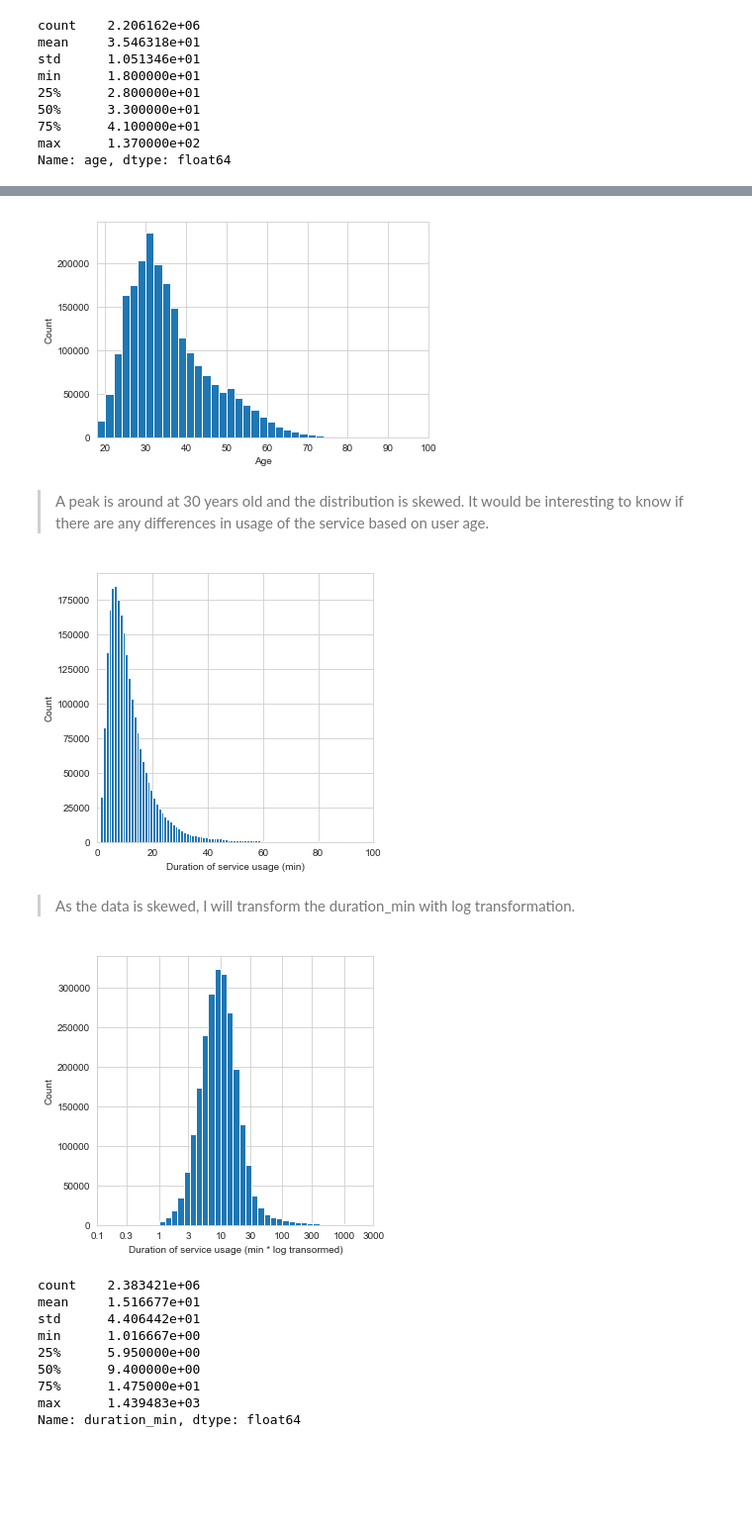
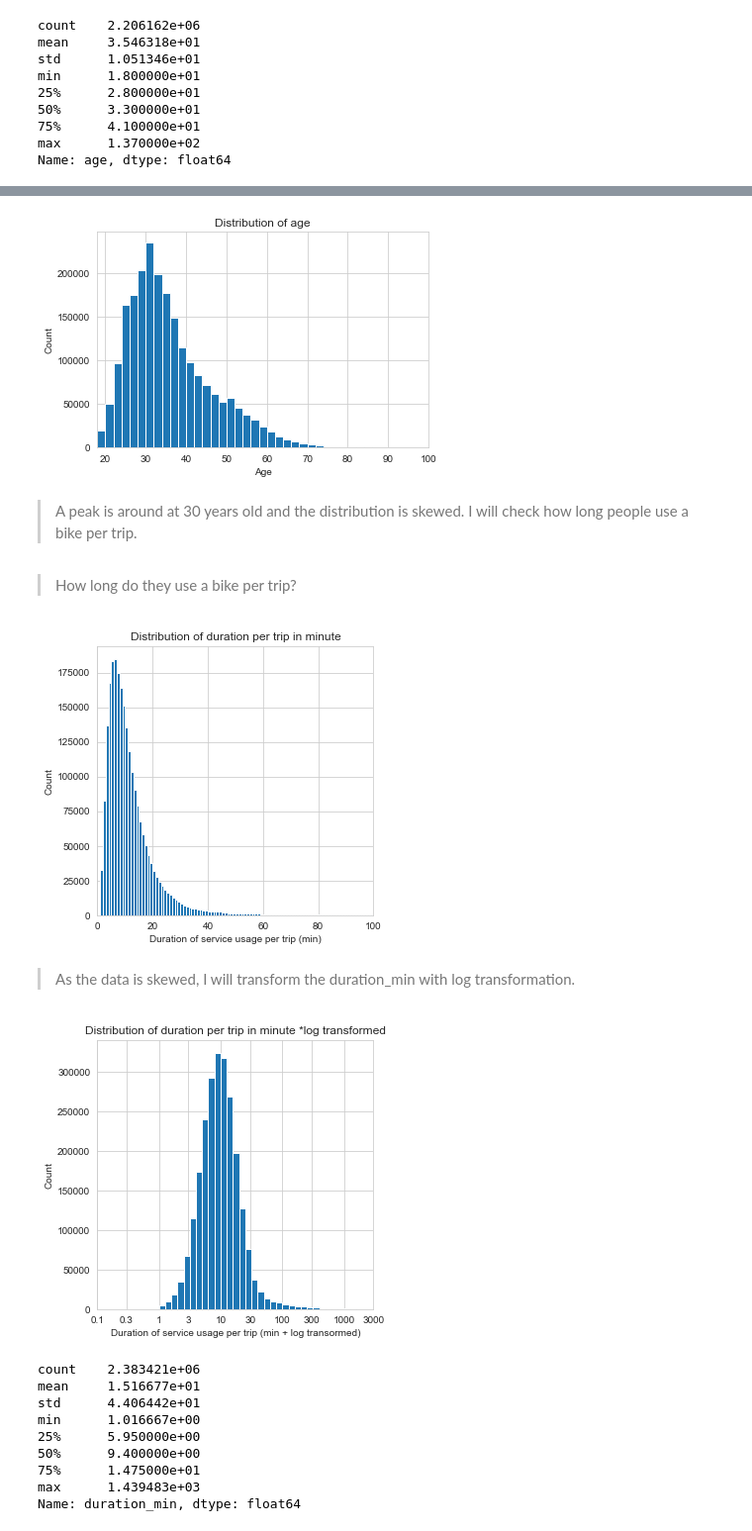
Before and after one commit to Subaru-Goto/Ford_Go_Bike, a Jupyter notebook: Ford_Gobike.ipynb, the cells around one changed output, grey strips where cells are left out. Shown at 99% size. Saved outputs shown, nothing was run; the diff lists cells and outputs as text; code cells hidden in the pictures; blank space fills up the shorter version.

```diff
--- a/Ford_Gobike.ipynb
+++ b/Ford_Gobike.ipynb
@@ -651,11 +681,14 @@ bin_edges = np.arange(18, df_all.age.max() +2, 2)
 plt.xlim(18, 100)
 plt.hist(data = df_all, x = "age", bins = bin_edges)
 plt.xlabel("Age")
-plt.ylabel("Count");
+plt.ylabel("Count")
+plt.title("Distribution of age");
 # %% [output]
-[figure, old version]
+[figure, new version]
 # %% [markdown]
-> A peak is around at 30 years old and the distribution is skewed. It would be interesting to know if there are any differences in usage of the service based on user age.
+> A peak is around at 30 years old and the distribution is skewed. I will check how long people use a bike per trip.
+# %% [markdown]
+> How long do they use a bike per trip?
 # %%
 # hist service usage time per trip
 plt.figure(figsize=[5, 5])
@@ -665,29 +698,31 @@ bin_edges = np.arange(0, df_all["duration_min"].max() + 1, 1)
 # focus on data below 100 min
 plt.xlim(0, 100)
 plt.hist(data = df_all, x = "duration_min", bins = bin_edges)
-plt.xlabel("Duration of service usage (min)")
-plt.ylabel("Count");
+plt.xlabel("Duration of service usage per trip (min)")
+plt.ylabel("Count")
+plt.title("Distribution of duration per trip in minute");
 # %% [output]
-[figure, old version]
+[figure, new version]
 # %% [markdown]
 > As the data is skewed, I will transform the duration_min with log transformation.
 # %%
 # hist service usage time per trip in log transformation
 plt.figure(figsize=[5, 5])
 
 # 1 min bins
 bin_edges = 10 ** np.arange(0, np.log10(df_all["duration_min"].max()) + 0.1, 0.1)
 # focus on data below 100 min
 plt.xscale("log")
 plt.hist(data = df_all, x = "duration_min", bins = bin_edges)
 
 tick_locs = [0.1, 0.3, 1, 3, 10, 30, 100, 300, 1000, 3000]
 plt.xticks(tick_locs, tick_locs)
 
-plt.xlabel("Duration of service usage (min * log transormed)")
-plt.ylabel("Count");
+plt.xlabel("Duration of service usage per trip (min + log transormed)")
+plt.ylabel("Count")
+plt.title("Distribution of duration per trip in minute *log transformed");
 # %% [output]
-[figure, old version]
+[figure, new version]
 # %%
 # check summary statistic
 df_all["duration_min"].describe()
```
Also changed, not shown: parts of 47 cells of this notebook.
